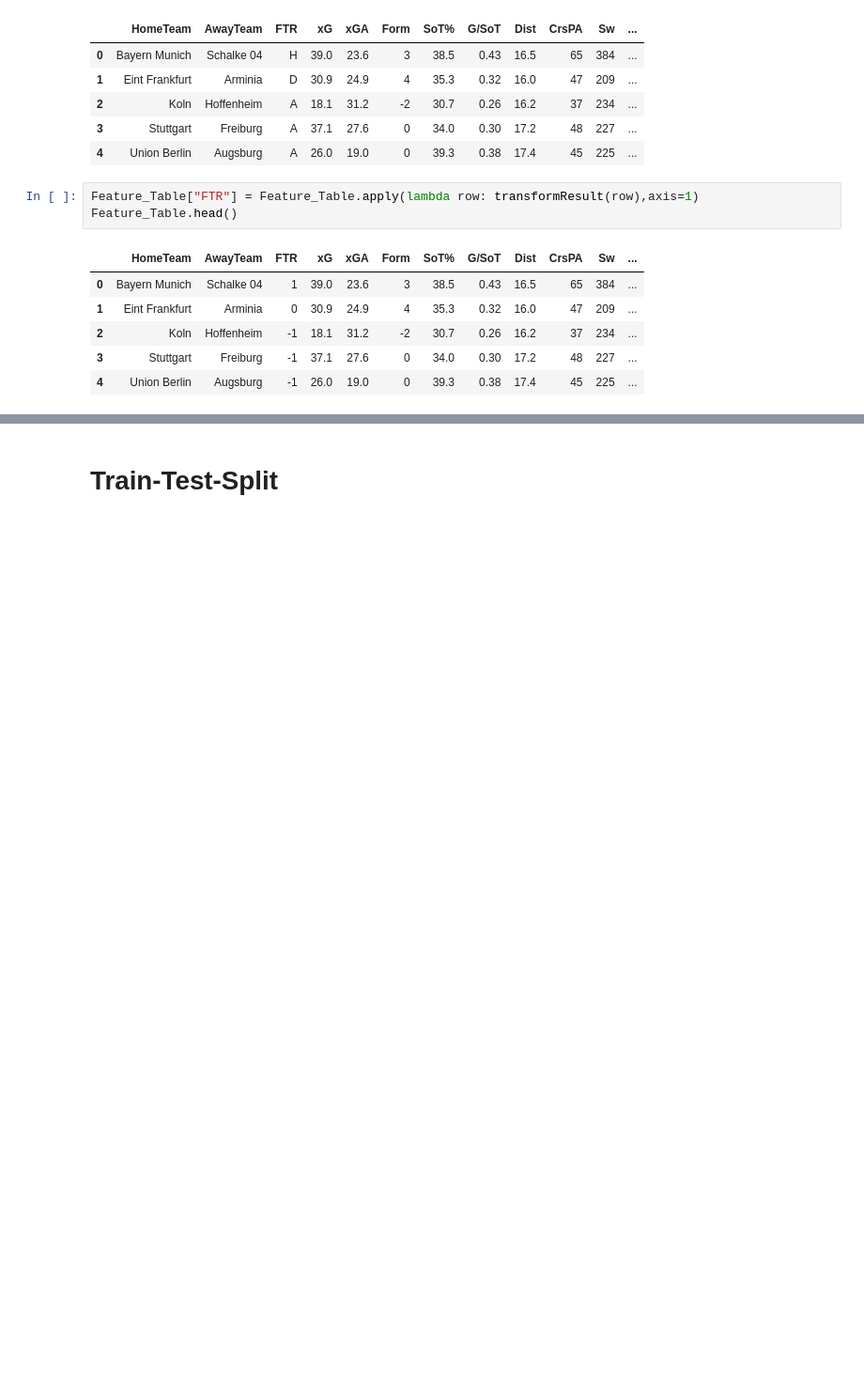
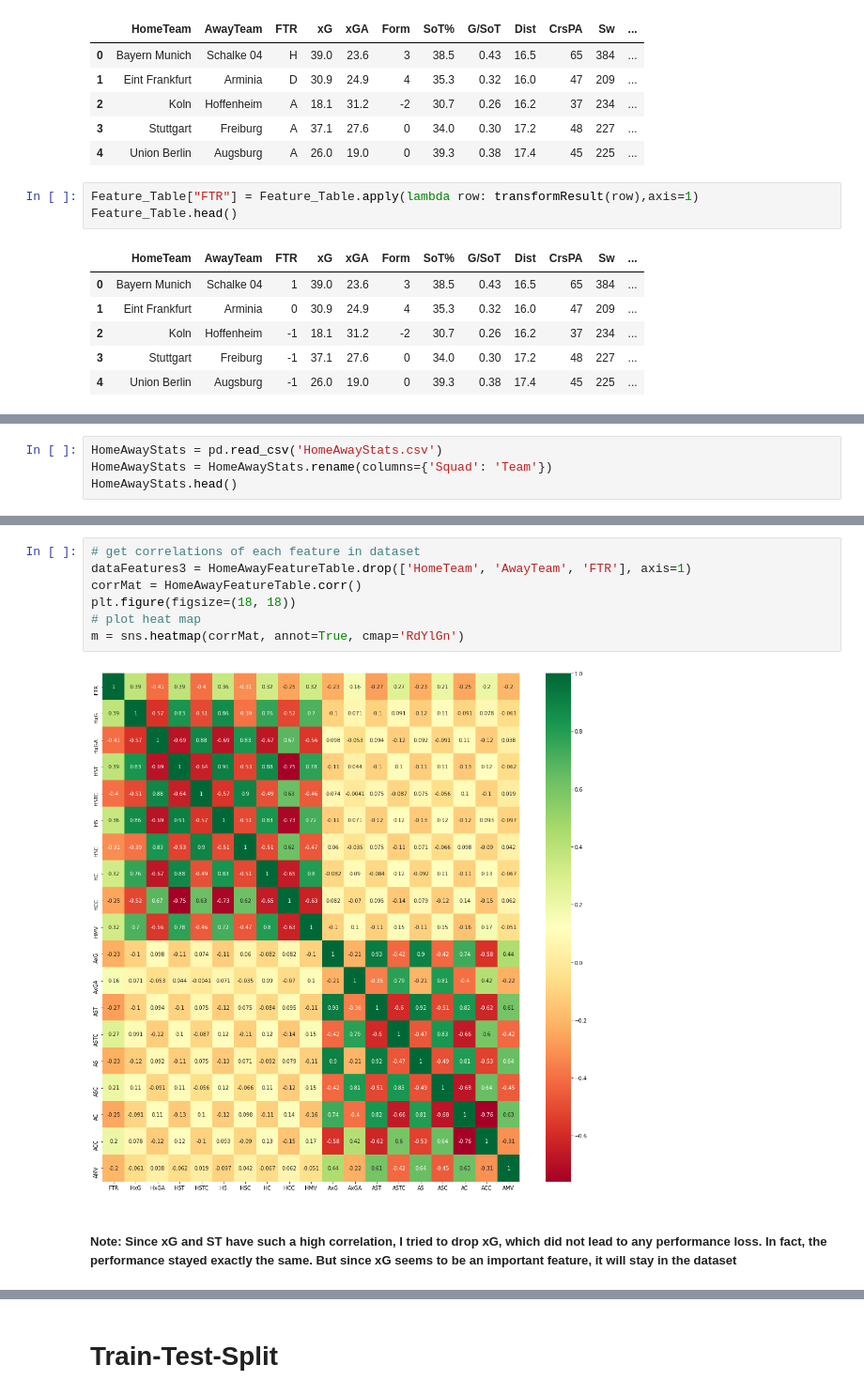
Before and after one commit to davidschs/SportsBetting-Algorithm, a Jupyter notebook: Sportsbetting2.ipynb, the cells around one changed output, grey strips where cells are left out. Shown at 94% size. Cells and saved outputs as stored; diff of their text form; blank space fills up the shorter version.

```diff
--- a/Sportsbetting2.ipynb
+++ b/Sportsbetting2.ipynb
@@ -585,0 +589,4 @@ Feature_Table.head()
+# %%
+HomeAwayStats = pd.read_csv('HomeAwayStats.csv')
+HomeAwayStats = HomeAwayStats.rename(columns={'Squad': 'Team'})
+HomeAwayStats.head()
@@ -585,0 +721,11 @@ Feature_Table.head()
+# %%
+# get correlations of each feature in dataset
+dataFeatures3 = HomeAwayFeatureTable.drop(['HomeTeam', 'AwayTeam', 'FTR'], axis=1)
+corrMat = HomeAwayFeatureTable.corr()
+plt.figure(figsize=(18, 18))
+# plot heat map
+m = sns.heatmap(corrMat, annot=True, cmap='RdYlGn')
+# %% [output]
+[figure, added]
+# %% [markdown]
+##### Note: Since xG and ST have such a high correlation, I tried to drop xG, which did not lead to any performance loss. In fact, the performance stayed exactly the same. But since xG seems to be an important feature, it will stay in the dataset
```
Also changed, not shown: parts of 76 cells of this notebook, 11 other files.
